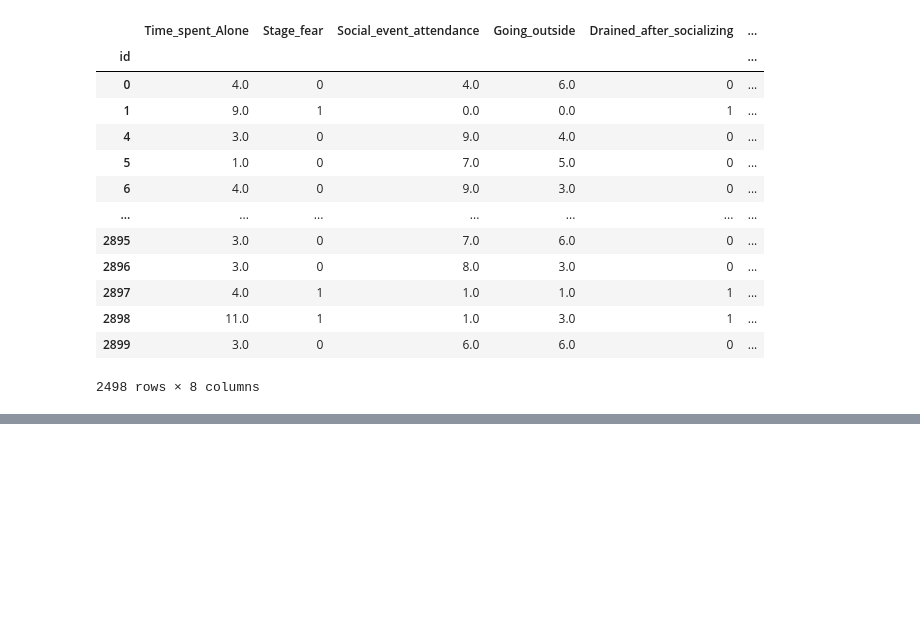
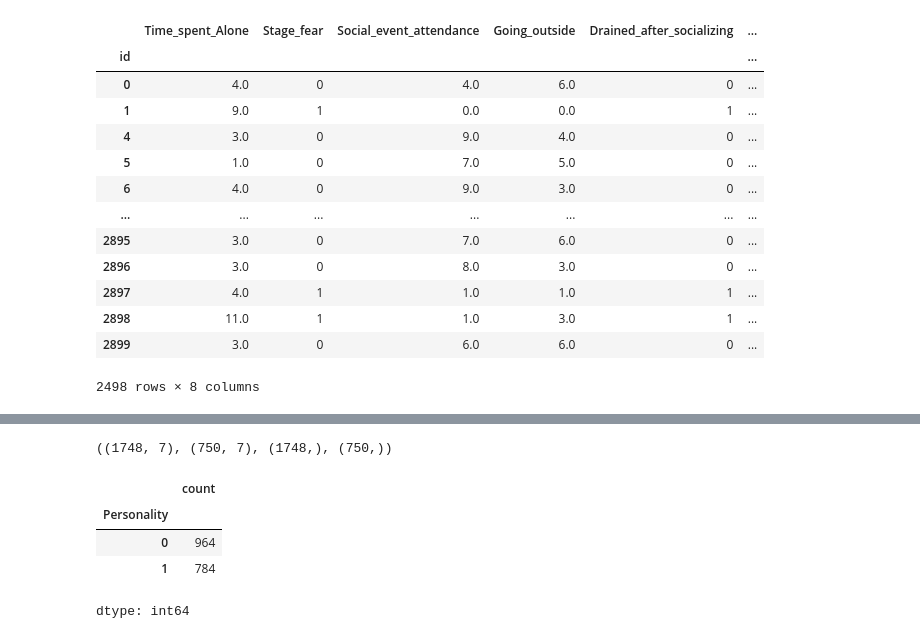
Before and after one commit to VasanthPrakasam/The-Introvert-Extrovert-Behavior-Dataset, a Jupyter notebook: Introvert_v_s_extrovert.ipynb, the cells around one changed output, grey strips where cells are left out. Saved outputs shown, nothing was run; the diff lists cells and outputs as text; code cells hidden in the pictures; blank space fills up the shorter version.

```diff
--- a/Introvert_v_s_extrovert.ipynb
+++ b/Introvert_v_s_extrovert.ipynb
@@ -331,0 +83,14 @@ Based on the box plots generated for the continuous variables (`Time_spent_Alone
+# %%
+from sklearn.model_selection import train_test_split
+x_train,x_test,y_train,y_test = train_test_split(x,y,test_size = 0.3)
+x_train.shape,x_test.shape,y_train.shape,y_test.shape
+# %% [output]
+((1748, 7), (750, 7), (1748,), (750,))
+# %%
+y_train.value_counts()  #982+767
+# %% [output]
+|  | count |
+| Personality |  |
+| 0 | 964 |
+| 1 | 784 |
+dtype: int64
```
Also changed, not shown: parts of 71 cells of this notebook.
